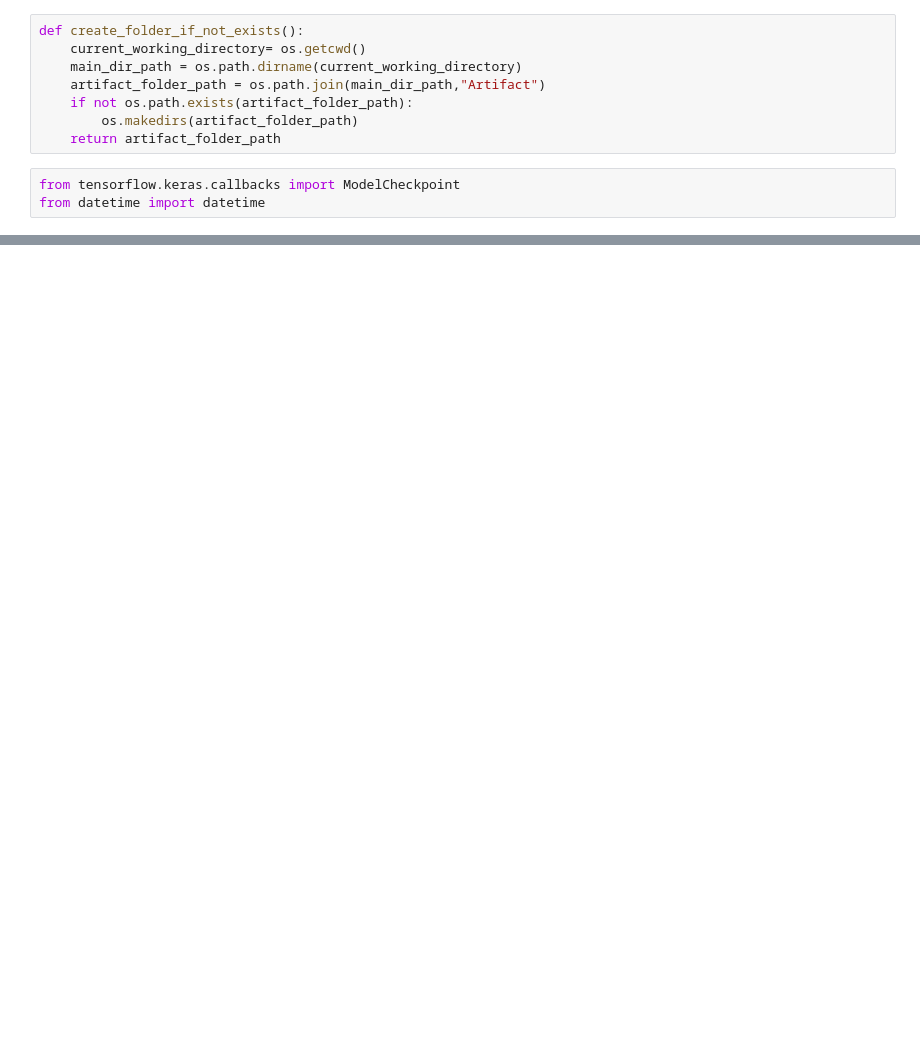
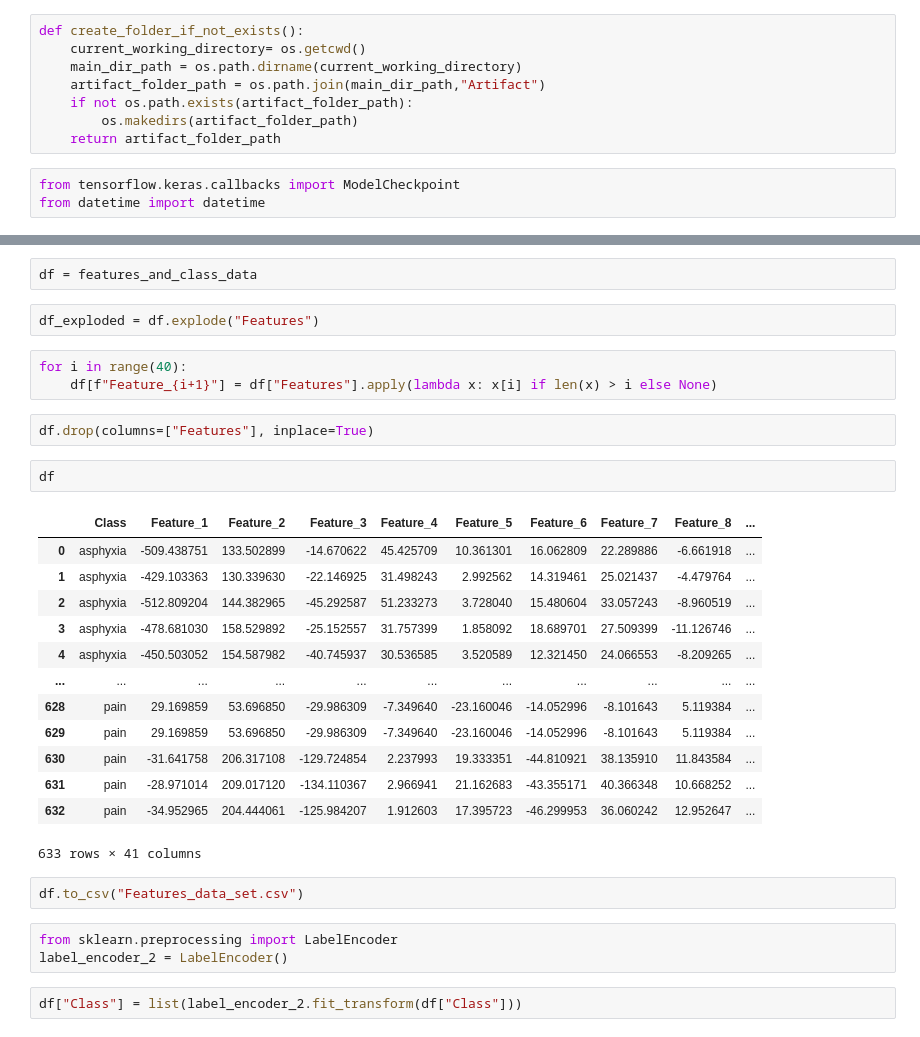
Before and after one commit to Aman-Vishwakarma1729/Automatic_Infant_Cry_Audio_Classification, a Jupyter notebook: Rersearch/main_working.ipynb, the cells around one changed output, grey strips where cells are left out. Drawn from its saved outputs; the diff is of its cells as text; blank space fills up the shorter version.

```diff
--- a/Rersearch/main_working.ipynb
+++ b/Rersearch/main_working.ipynb
@@ -340,0 +461,32 @@ Asphyxia
+# %%
+df = features_and_class_data
+# %%
+df_exploded = df.explode("Features")
+# %%
+for i in range(40):
+    df[f"Feature_{i+1}"] = df["Features"].apply(lambda x: x[i] if len(x) > i else None)
+# %%
+df.drop(columns=["Features"], inplace=True)
+# %%
+df
+# %% [output]
+|  | Class | Feature_1 | Feature_2 | Feature_3 | Feature_4 | Feature_5 | Feature_6 | Feature_7 | Feature_8 | ... |
+| 0 | asphyxia | -509.438751 | 133.502899 | -14.670622 | 45.425709 | 10.361301 | 16.062809 | 22.289886 | -6.661918 | ... |
+| 1 | asphyxia | -429.103363 | 130.339630 | -22.146925 | 31.498243 | 2.992562 | 14.319461 | 25.021437 | -4.479764 | ... |
+| 2 | asphyxia | -512.809204 | 144.382965 | -45.292587 | 51.233273 | 3.728040 | 15.480604 | 33.057243 | -8.960519 | ... |
+| 3 | asphyxia | -478.681030 | 158.529892 | -25.152557 | 31.757399 | 1.858092 | 18.689701 | 27.509399 | -11.126746 | ... |
+| 4 | asphyxia | -450.503052 | 154.587982 | -40.745937 | 30.536585 | 3.520589 | 12.321450 | 24.066553 | -8.209265 | ... |
+| ... | ... | ... | ... | ... | ... | ... | ... | ... | ... | ... |
+| 628 | pain | 29.169859 | 53.696850 | -29.986309 | -7.349640 | -23.160046 | -14.052996 | -8.101643 | 5.119384 | ... |
+| 629 | pain | 29.169859 | 53.696850 | -29.986309 | -7.349640 | -23.160046 | -14.052996 | -8.101643 | 5.119384 | ... |
+| 630 | pain | -31.641758 | 206.317108 | -129.724854 | 2.237993 | 19.333351 | -44.810921 | 38.135910 | 11.843584 | ... |
+| 631 | pain | -28.971014 | 209.017120 | -134.110367 | 2.966941 | 21.162683 | -43.355171 | 40.366348 | 10.668252 | ... |
+| 632 | pain | -34.952965 | 204.444061 | -125.984207 | 1.912603 | 17.395723 | -46.299953 | 36.060242 | 12.952647 | ... |
+633 rows × 41 columns
+# %%
+df.to_csv("Features_data_set.csv")
+# %%
+from sklearn.preprocessing import LabelEncoder
+label_encoder_2 = LabelEncoder()
+# %%
+df["Class"] = list(label_encoder_2.fit_transform(df["Class"]))
```
Also changed, not shown: parts of 34 cells of this notebook, 2 other files.
